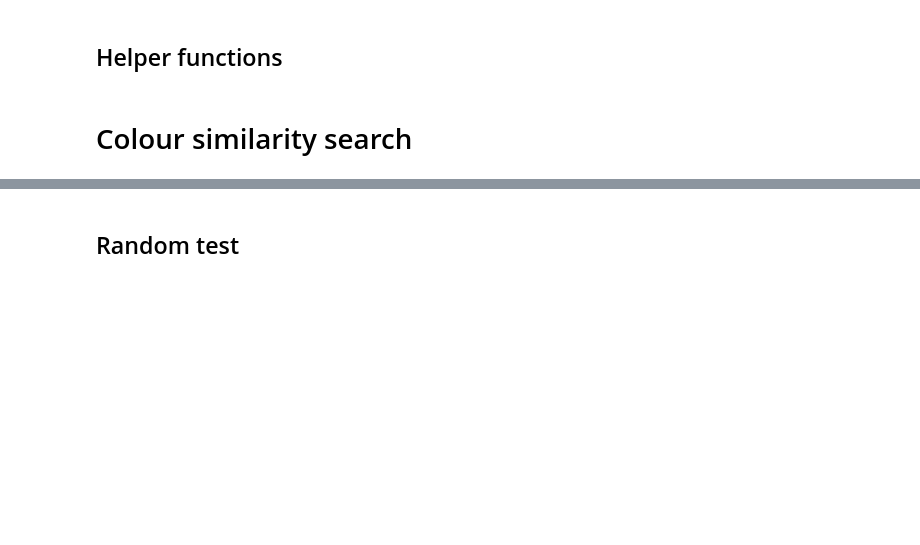
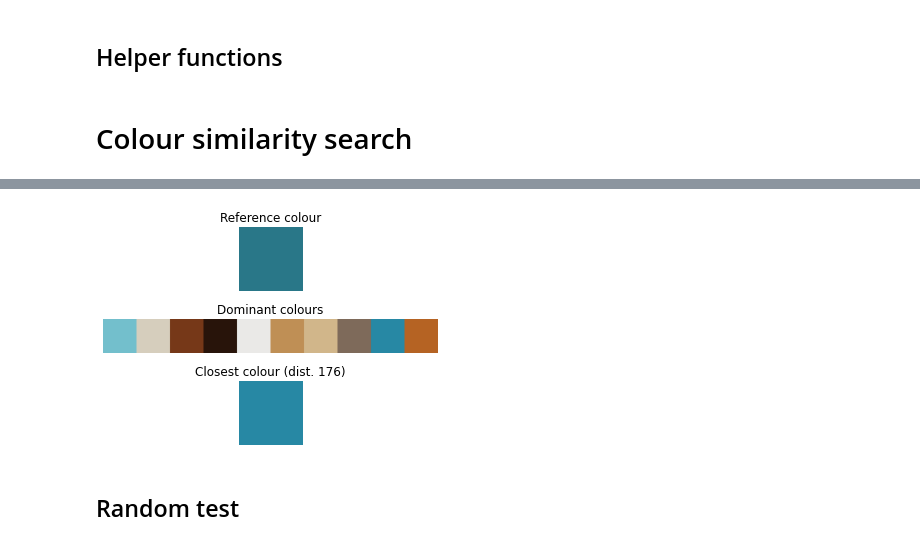
Before and after one commit to rickkk856/dezeenAI, a Jupyter notebook: 5_SearchEngine.ipynb, the cells around one changed output, grey strips where cells are left out. Saved outputs shown, nothing was run; the diff lists cells and outputs as text; code cells hidden in the pictures; blank space fills up the shorter version.

Commit message:
Colour search engine function

```diff
--- a/5_SearchEngine.ipynb
+++ b/5_SearchEngine.ipynb
@@ -94,21 +186,16 @@ selected_colour_hsv
 # %%
-colours_rgb = [
-               [91, 66, 72],
-               [28, 71, 231],
-               [229, 231, 28]
-               ]
-colours_hsv = [rgb_to_hsv(colour) for colour in colours_rgb]
-
-def closest_colour(selected_colour):
+def closest_colour(selected_colour, listofcolours, display=True):
     # set the distance to be a reallly big number
     # initialise closest_colour to empty
     shortest_distance, closest_colour = sys.maxsize, None
 
     # iterate through all the colours
     # for each colour in the list, find the Euclidean distance to the one selected by the user
-    for colour in colours_hsv:
+    for colour in listofcolours:
         # since your colours are in 3D space, perform the calculation in each respective space
-        current_distance = pow(colour[0] - selected_colour[0], 2) + pow(colour[1] - selected_colour[1], 2) + pow(colour[2] - selected_colour[2], 2)
+        current_distance = pow(rgb_to_hsv(colour)[0] - rgb_to_hsv(selected_colour)[0], 2) + \
+                           pow(rgb_to_hsv(colour)[1] - rgb_to_hsv(selected_colour)[1], 2) + \
+                           pow(rgb_to_hsv(colour)[2] - rgb_to_hsv(selected_colour)[2], 2)
 
         # unless you truly care about the exact length, then you don't need to perform the sqrt() operation.
         # it is a rather expensive one so you can just do this instead
@@ -119,6 +206,4 @@ def closest_colour(selected_colour):
             shortest_distance = current_distance
             closest_colour = colour
 
-    return closest_colour
-
-closest_colour(selected_colour_hsv)
+    return closest_colour, shortest_distance
@@ -146,0 +210,62 @@ closest_colour(selected_colour_hsv)
+# %%
+# RGB
+colours = [
+           [115.125, 190.875, 203.875],
+           [214.16326530612244, 205.57142857142856, 189.42857142857144],
+           [118.46666666666667, 56.33333333333333, 23.866666666666674],
+           [40.20689655172413, 20.103448275862064, 10.448275862068954],
+           [234.19791666666666, 232.77083333333334, 231.08333333333331],
+           [190.6, 142.8, 85.1],
+           [209.25, 181.95, 138.45],
+           [125.57142857142857, 105.85714285714286, 90.42857142857143],
+           [39.0, 135.5, 164.5],
+           [180.625, 98.75, 35.125]
+           ]
+
+colno = len(colours)
+bar = np.zeros((50,50*colno,3), dtype='uint8')
+startX = 0
+
+for colour in colours:
+  endX = startX + 50
+  cv2.rectangle(bar,
+                (int(startX),0),
+                (int(endX),50),
+                colour,
+                -1)
+  startX = endX
+
+
+reference = np.zeros((50,50,3), dtype='uint8')
+ref_col = [41, 119, 136]
+cv2.rectangle(
+    reference,
+    (0, 0),
+    (50, 50),
+    (ref_col[0], ref_col[1], ref_col[2]),
+    -1)
+
+closest = np.zeros((50,50,3), dtype='uint8')
+clo_col = closest_colour(ref_col, colours)
+cv2.rectangle(
+    closest,
+    (0, 0),
+    (50, 50),
+    (clo_col[0][0], clo_col[0][1], clo_col[0][2]),
+    -1)
+
+fig, axs = plt.subplots(3)
+
+axs[0].imshow(reference)
+axs[0].set_title('Reference colour')
+axs[0].axis('off');
+
+axs[1].imshow(bar)
+axs[1].set_title('Dominant colours')
+axs[1].axis('off');
+
+axs[2].imshow(closest)
+axs[2].set_title('Closest colour (dist. {})'.format(int(clo_col[1])))
+axs[2].axis('off');
+# %% [output]
+[figure, added]
```
Also changed, not shown: parts of 15 cells of this notebook, 3 other files.
